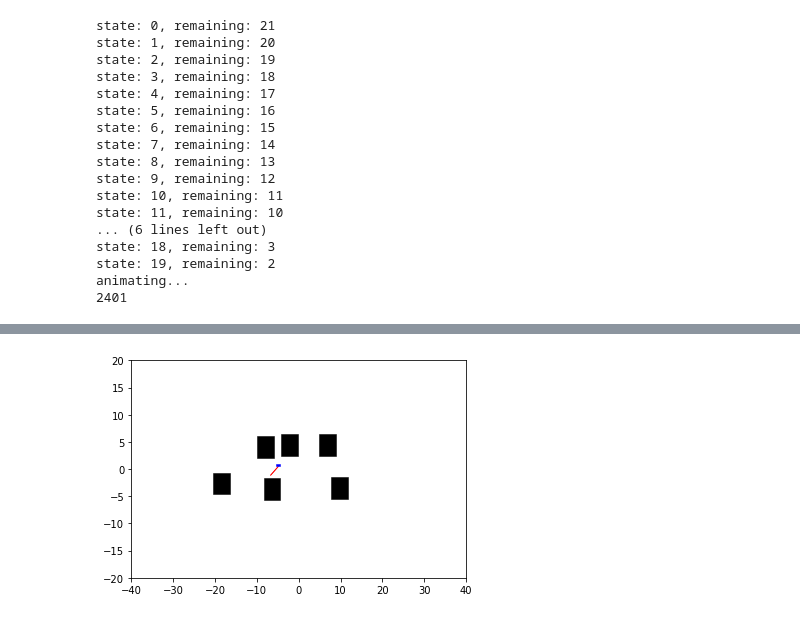
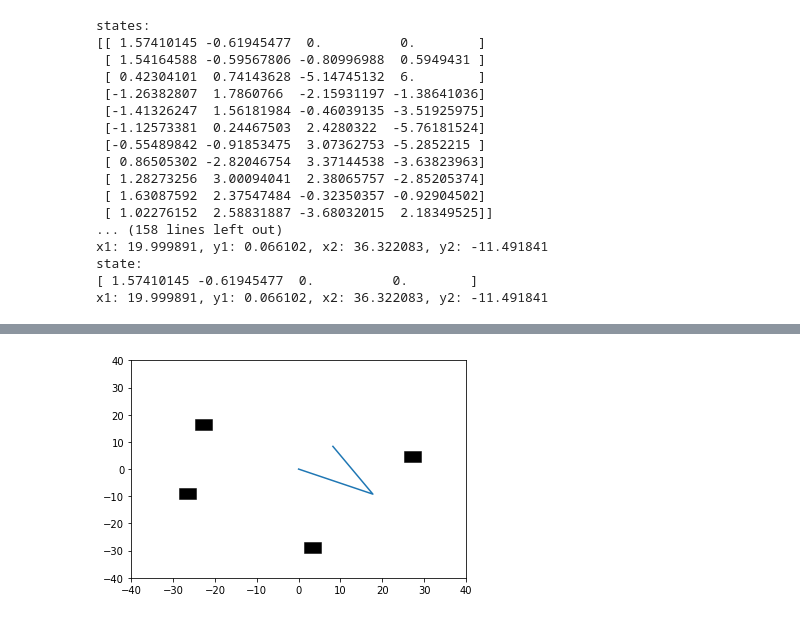
Before and after one commit to MiaoDragon/KinoMPNet, a Jupyter notebook: acrobot_obs_data_test.ipynb, the cells around one changed output, grey strips where cells are left out. Drawn from its saved outputs; the diff is of its cells as text; code cells hidden in the pictures.

```diff
--- a/acrobot_obs_data_test.ipynb
+++ b/acrobot_obs_data_test.ipynb
@@ -38,8 +47,8 @@ generated.
 # %%
 # load path
-path = open('data/cartpole_obs/0/path.pkl', 'rb')
+path = open('data/acrobot_obs/%d/path_%d.pkl' % (obs_idx, p_idx), 'rb')
 path = pickle.load(path)
-controls = open('data/cartpole_obs/0/action.pkl', 'rb')
+controls = open('data/acrobot_obs/%d/control_%d.pkl' % (obs_idx, p_idx), 'rb')
 controls = pickle.load(controls)
 # %%
 # visualize the path
@@ -140,34 +152,33 @@ class CartPoleVisualizer(Visualizer):
         return ani
 # %%
 params = {}
-params['pole_l'] = 2.5
-params['pole_w'] = 0.1
-params['cart_w'] = 1.
-params['cart_h'] = 0.5
 params['obs_w'] = 4
 params['obs_h'] = 4
-params['integration_step'] = 0.002
-system = CartPole(obs_list)
-vis = CartPoleVisualizer(system, params)
-state = path[0]
-action = controls[0]
-anim = vis.animate(state, action, obs_list)
+params['integration_step'] = 0.02
+system = Acrobot()
+vis = AcrobotVisualizer(system, params)
+states = path
+actions = controls
+print('states:')
+print(states)
+anim = vis.animate(np.array(states), np.array(actions), obs_list)
 HTML(anim.to_html5_video())
+anim.save('acrobot_env%d_path%d.mp4' % (obs_idx, p_idx))
 # %% [output]
-state: 0, remaining: 21
-state: 1, remaining: 20
-state: 2, remaining: 19
-state: 3, remaining: 18
-state: 4, remaining: 17
-state: 5, remaining: 16
-state: 6, remaining: 15
-state: 7, remaining: 14
-state: 8, remaining: 13
-state: 9, remaining: 12
-state: 10, remaining: 11
-state: 11, remaining: 10
-... (6 lines left out)
-state: 18, remaining: 3
-state: 19, remaining: 2
-animating...
-2401
+states:
+[[ 1.57410145 -0.61945477  0.          0.        ]
+ [ 1.54164588 -0.59567806 -0.80996988  0.5949431 ]
+ [ 0.42304101  0.74143628 -5.14745132  6.        ]
+ [-1.26382807  1.7860766  -2.15931197 -1.38641036]
+ [-1.41326247  1.56181984 -0.46039135 -3.51925975]
+ [-1.12573381  0.24467503  2.4280322  -5.76181524]
+ [-0.55489842 -0.91853475  3.07362753 -5.2852215 ]
+ [ 0.86505302 -2.82046754  3.37144538 -3.63823963]
+ [ 1.28273256  3.00094041  2.38065757 -2.85205374]
+ [ 1.63087592  2.37547484 -0.32350357 -0.92904502]
+ [ 1.02276152  2.58831887 -3.68032015  2.18349525]]
+... (158 lines left out)
+x1: 19.999891, y1: 0.066102, x2: 36.322083, y2: -11.491841
+state:
+[ 1.57410145 -0.61945477  0.          0.        ]
+x1: 19.999891, y1: 0.066102, x2: 36.322083, y2: -11.491841
@@ -175,4 +185,4 @@ animating...
-[figure, old version]
+[figure, new version]
 # %%
 # visualize point cloud
 import matplotlib.pyplot as plt
```
Also changed, not shown: parts of 5 cells of this notebook, 11 other files.
